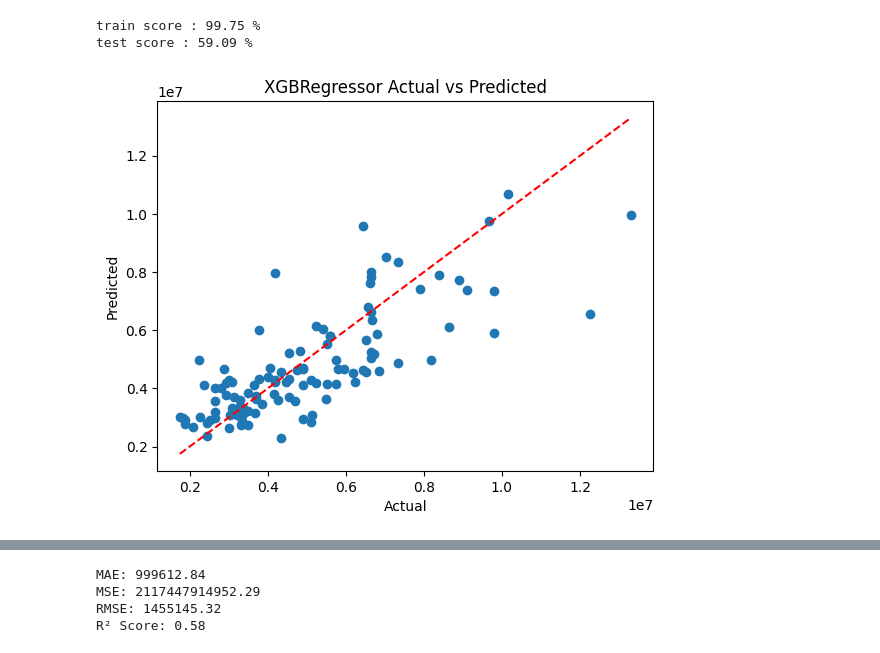
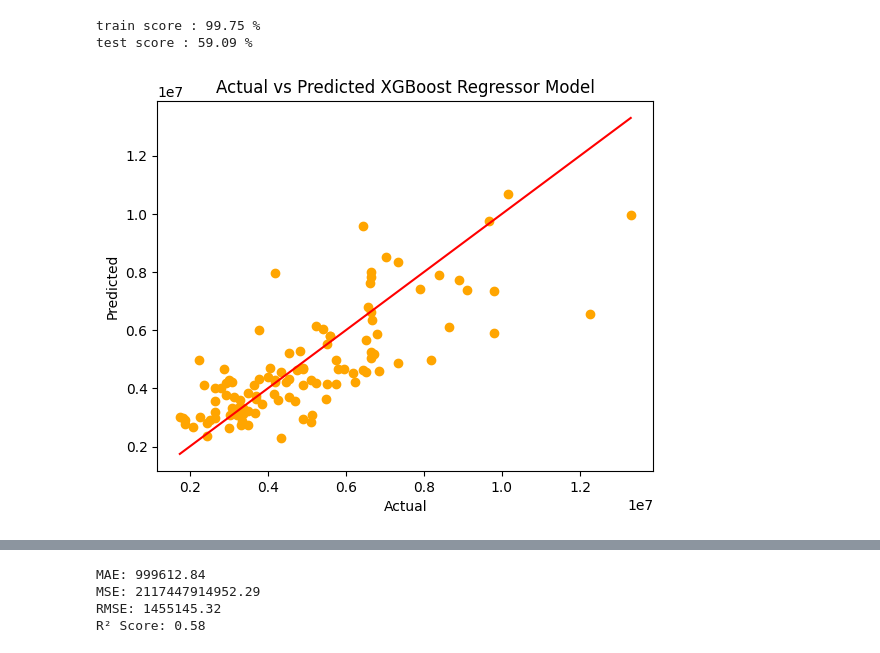
Before and after one commit to VerdyW/Housing-Price-Machine-Learning-Model, a Jupyter notebook: Housing.ipynb, the cells around one changed output, grey strips where cells are left out. Drawn from its saved outputs; the diff is of its cells as text; code cells hidden in the pictures.

```diff
--- a/Housing.ipynb
+++ b/Housing.ipynb
@@ -252,14 +252,14 @@ print_save_score(xgb, model_name='XGBRegressor')
 train score : 99.75 %
 test score : 59.09 %
 # %%
-plt.scatter(y_test, y_pred)
+plt.scatter(y_test, y_pred, color='orange')
 plt.xlabel('Actual')
 plt.ylabel('Predicted')
-plt.title('XGBRegressor Actual vs Predicted')
-plt.plot([y_test.min(), y_test.max()], [y_test.min(), y_test.max()], 'r--')
+plt.title('Actual vs Predicted XGBoost Regressor Model')
+plt.plot([y_test.min(), y_test.max()], [y_test.min(), y_test.max()], linestyle='-', color='red')
 plt.show()
 # %% [output]
-[figure, old version]
+[figure, new version]
 # %%
 from sklearn.tree import DecisionTreeRegressor
 
```
Also changed, not shown: parts of 15 cells of this notebook.
